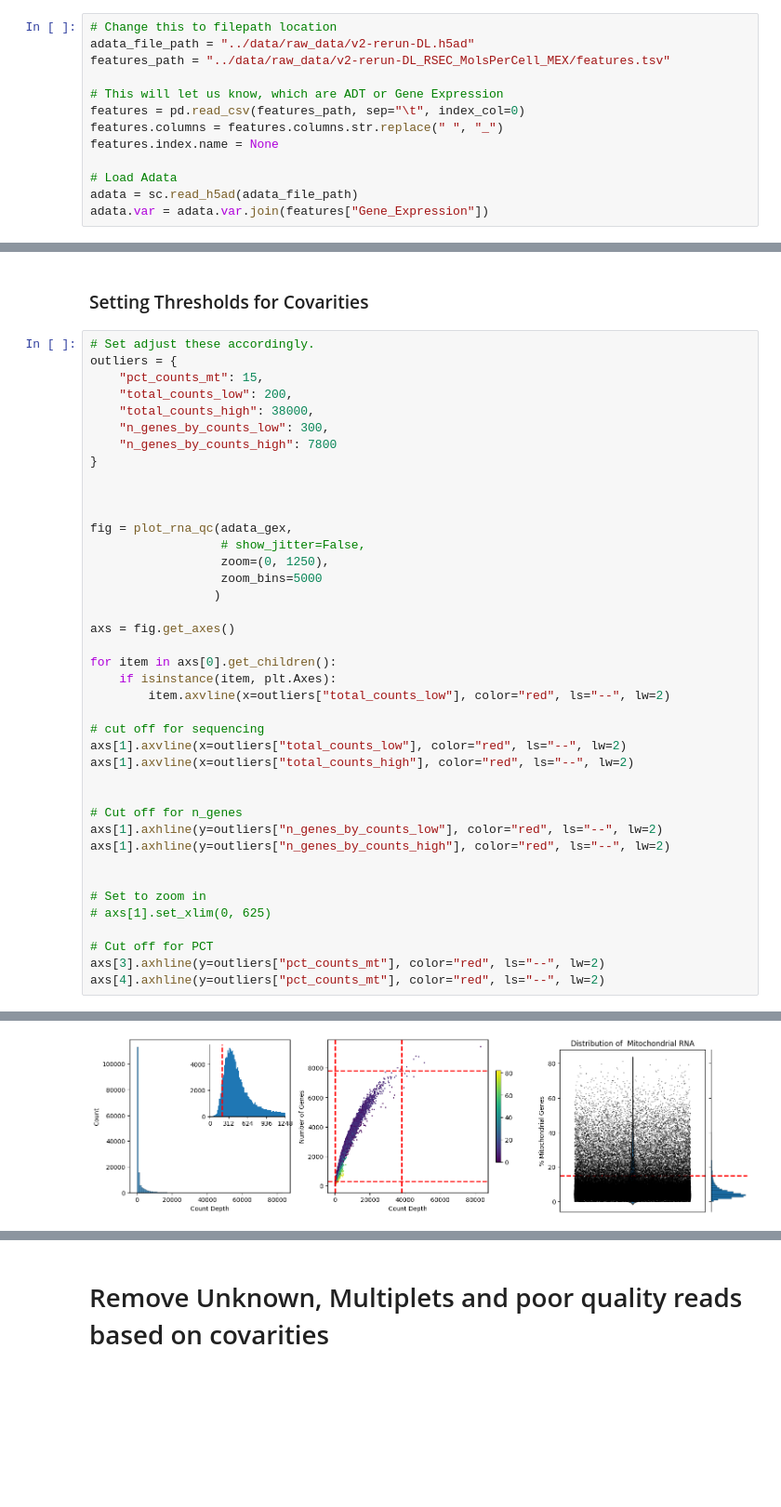
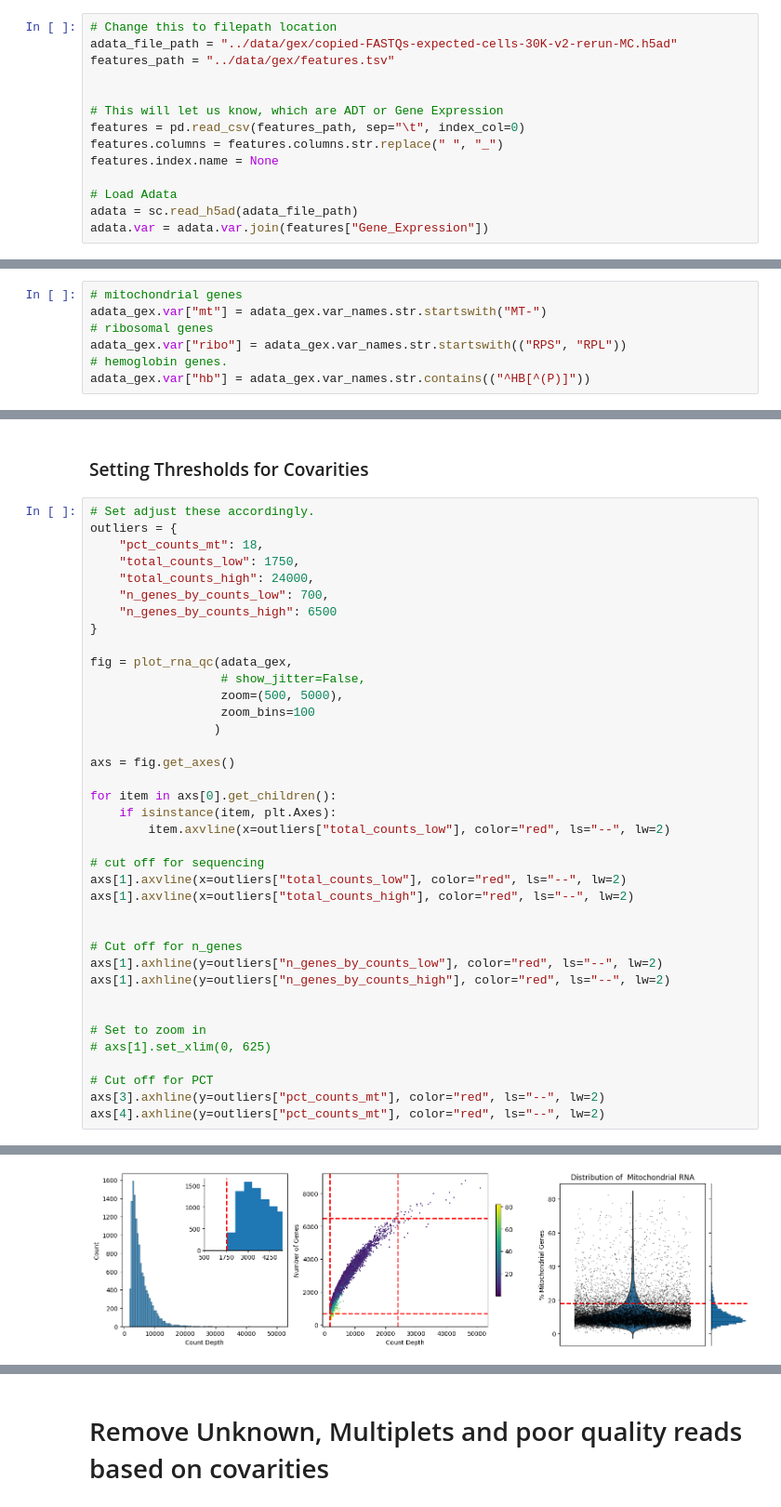
Before and after one commit to djlisko01/rhapsody-analysis-notebook, a Jupyter notebook: jupyter_notebooks/1_rna_qc.ipynb, the cells around one changed output, grey strips where cells are left out. Shown at 93% size. Cells and saved outputs as stored; diff of their text form; blank space fills up the shorter version.

```diff
--- a/jupyter_notebooks/1_rna_qc.ipynb
+++ b/jupyter_notebooks/1_rna_qc.ipynb
@@ -27,8 +27,9 @@ For this we will be loading the .h5ad, which is an [AnnData](https://anndata.rea
 #### Loading the AnnData object prioduced by BD pipeline.
 # %%
 # Change this to filepath location
-adata_file_path = "../data/raw_data/v2-rerun-DL.h5ad"
-features_path = "../data/raw_data/v2-rerun-DL_RSEC_MolsPerCell_MEX/features.tsv"
+adata_file_path = "../data/gex/copied-FASTQs-expected-cells-30K-v2-rerun-MC.h5ad"
+features_path = "../data/gex/features.tsv"
+
 
 # This will let us know, which are ADT or Gene Expression
 features = pd.read_csv(features_path, sep="\t", index_col=0)
@@ -79,3 +90,10 @@ There were 22 ADT
 - Mitochondrial Genes
 - Ribosomal Genes
 - Hemoglobin Genes
+# %%
+# mitochondrial genes
+adata_gex.var["mt"] = adata_gex.var_names.str.startswith("MT-")
+# ribosomal genes
+adata_gex.var["ribo"] = adata_gex.var_names.str.startswith(("RPS", "RPL"))
+# hemoglobin genes.
+adata_gex.var["hb"] = adata_gex.var_names.str.contains(("^HB[^(P)]"))
@@ -99,43 +128,41 @@ OMP: Info #276: omp_set_nested routine deprecated, please use omp_set_max_active
 # %%
 # Set adjust these accordingly.
 outliers = {
-    "pct_counts_mt": 15,
-    "total_counts_low": 200,
-    "total_counts_high": 38000,
-    "n_genes_by_counts_low": 300,
-    "n_genes_by_counts_high": 7800
+    "pct_counts_mt": 18,
+    "total_counts_low": 1750,
+    "total_counts_high": 24000,
+    "n_genes_by_counts_low": 700,
+    "n_genes_by_counts_high": 6500
 }
-
-
 
 fig = plot_rna_qc(adata_gex,
                   # show_jitter=False,
-                  zoom=(0, 1250),
-                  zoom_bins=5000
+                  zoom=(500, 5000),
+                  zoom_bins=100
                  )
 
 axs = fig.get_axes()
 
 for item in axs[0].get_children():
     if isinstance(item, plt.Axes):
         item.axvline(x=outliers["total_counts_low"], color="red", ls="--", lw=2)
 
 # cut off for sequencing
 axs[1].axvline(x=outliers["total_counts_low"], color="red", ls="--", lw=2)
 axs[1].axvline(x=outliers["total_counts_high"], color="red", ls="--", lw=2)
 
 
 # Cut off for n_genes
 axs[1].axhline(y=outliers["n_genes_by_counts_low"], color="red", ls="--", lw=2)
 axs[1].axhline(y=outliers["n_genes_by_counts_high"], color="red", ls="--", lw=2)
 
 
 # Set to zoom in
 # axs[1].set_xlim(0, 625)
 
 # Cut off for PCT
 axs[3].axhline(y=outliers["pct_counts_mt"], color="red", ls="--", lw=2)
 axs[4].axhline(y=outliers["pct_counts_mt"], color="red", ls="--", lw=2)
 # %% [output]
 <matplotlib.lines.Line2D at 0x...>
-[figure, old version]
+[figure, new version]
```
Also changed, not shown: parts of 26 cells of this notebook, 12 other files.
